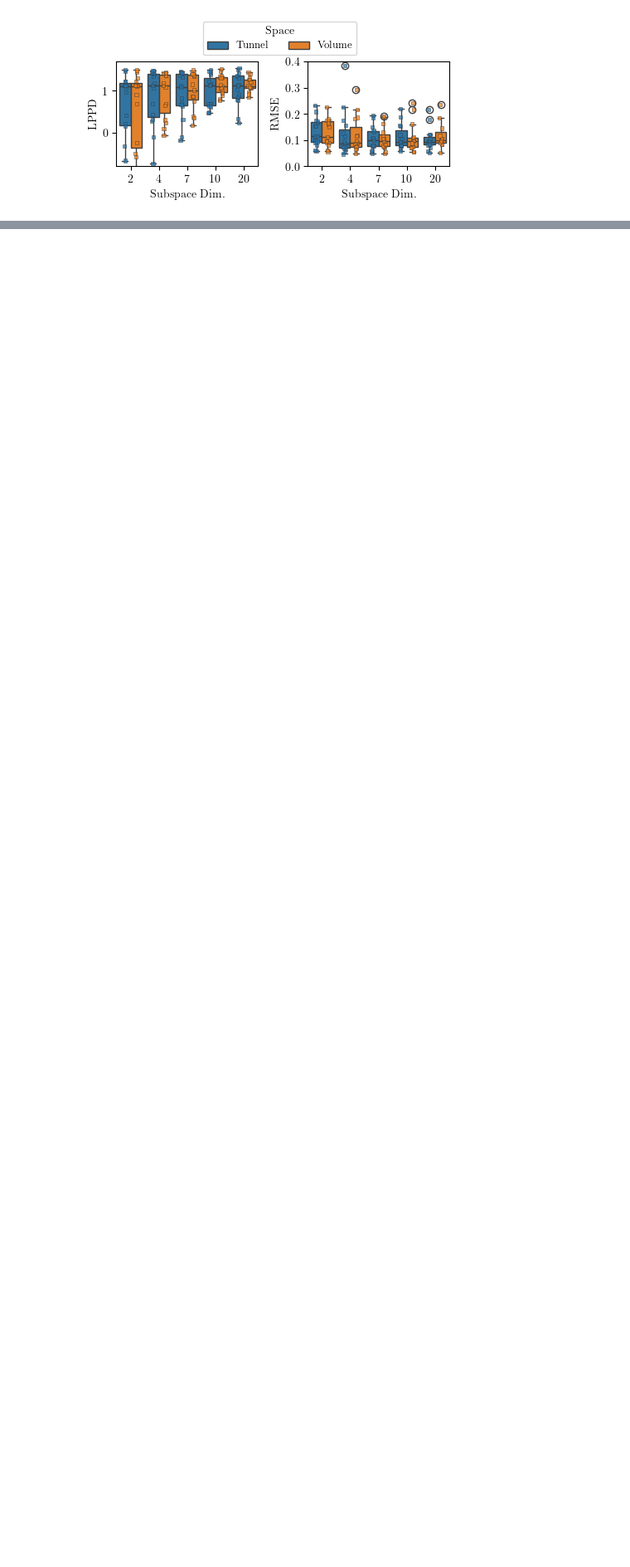
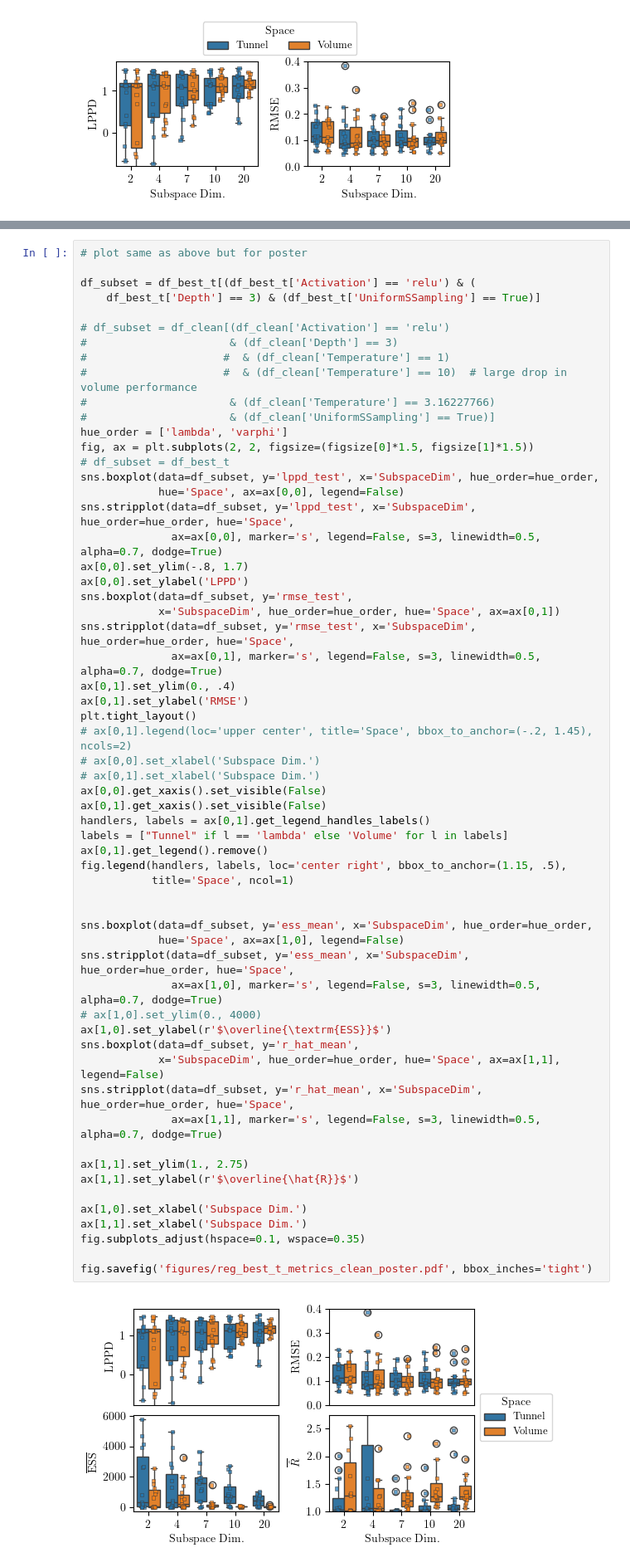
Before and after one commit to doldd/Paths-and-Ambient-Spaces, a Jupyter notebook: space_temperature_sampler_compare.ipynb, the cells around one changed output, grey strips where cells are left out. Shown at 83% size. Drawn from its saved outputs; the diff is of its cells as text; blank space fills up the shorter version.

```diff
--- a/space_temperature_sampler_compare.ipynb
+++ b/space_temperature_sampler_compare.ipynb
@@ -520,3 +520,64 @@ fig.savefig('figures/reg_best_t_metrics_clean.pdf', bbox_inches='tight')
+# %%
+# plot same as above but for poster
+
+df_subset = df_best_t[(df_best_t['Activation'] == 'relu') & (
+    df_best_t['Depth'] == 3) & (df_best_t['UniformSSampling'] == True)]
+
+# df_subset = df_clean[(df_clean['Activation'] == 'relu')
+#                      & (df_clean['Depth'] == 3)
+#                     #  & (df_clean['Temperature'] == 1)
+#                     #  & (df_clean['Temperature'] == 10)  # large drop in volume performance
+#                      & (df_clean['Temperature'] == 3.16227766)
+#                      & (df_clean['UniformSSampling'] == True)]
+hue_order = ['lambda', 'varphi']
+fig, ax = plt.subplots(2, 2, figsize=(figsize[0]*1.5, figsize[1]*1.5))
+# df_subset = df_best_t
+sns.boxplot(data=df_subset, y='lppd_test', x='SubspaceDim', hue_order=hue_order,
+            hue='Space', ax=ax[0,0], legend=False)
+sns.stripplot(data=df_subset, y='lppd_test', x='SubspaceDim', hue_order=hue_order, hue='Space',
+              ax=ax[0,0], marker='s', legend=False, s=3, linewidth=0.5, alpha=0.7, dodge=True)
+ax[0,0].set_ylim(-.8, 1.7)
+ax[0,0].set_ylabel('LPPD')
+sns.boxplot(data=df_subset, y='rmse_test',
+            x='SubspaceDim', hue_order=hue_order, hue='Space', ax=ax[0,1])
+sns.stripplot(data=df_subset, y='rmse_test', x='SubspaceDim', hue_order=hue_order, hue='Space',
+              ax=ax[0,1], marker='s', legend=False, s=3, linewidth=0.5, alpha=0.7, dodge=True)
+ax[0,1].set_ylim(0., .4)
+ax[0,1].set_ylabel('RMSE')
+plt.tight_layout()
+# ax[0,1].legend(loc='upper center', title='Space', bbox_to_anchor=(-.2, 1.45), ncols=2)
+# ax[0,0].set_xlabel('Subspace Dim.')
+# ax[0,1].set_xlabel('Subspace Dim.')
+ax[0,0].get_xaxis().set_visible(False)
+ax[0,1].get_xaxis().set_visible(False)
+handlers, labels = ax[0,1].get_legend_handles_labels()
+labels = ["Tunnel" if l == 'lambda' else 'Volume' for l in labels]
+ax[0,1].get_legend().remove()
+fig.legend(handlers, labels, loc='center right', bbox_to_anchor=(1.15, .5),
+           title='Space', ncol=1)
+
+
+sns.boxplot(data=df_subset, y='ess_mean', x='SubspaceDim', hue_order=hue_order,
+            hue='Space', ax=ax[1,0], legend=False)
+sns.stripplot(data=df_subset, y='ess_mean', x='SubspaceDim', hue_order=hue_order, hue='Space',
+              ax=ax[1,0], marker='s', legend=False, s=3, linewidth=0.5, alpha=0.7, dodge=True)
+# ax[1,0].set_ylim(0., 4000)
+ax[1,0].set_ylabel(r'$\overline{\textrm{ESS}}$')
+sns.boxplot(data=df_subset, y='r_hat_mean',
+            x='SubspaceDim', hue_order=hue_order, hue='Space', ax=ax[1,1], legend=False)
+sns.stripplot(data=df_subset, y='r_hat_mean', x='SubspaceDim', hue_order=hue_order, hue='Space',
+              ax=ax[1,1], marker='s', legend=False, s=3, linewidth=0.5, alpha=0.7, dodge=True)
+
+ax[1,1].set_ylim(1., 2.75)
+ax[1,1].set_ylabel(r'$\overline{\hat{R}}$')
+
+ax[1,0].set_xlabel('Subspace Dim.')
+ax[1,1].set_xlabel('Subspace Dim.')
+fig.subplots_adjust(hspace=0.1, wspace=0.35)
+
+fig.savefig('figures/reg_best_t_metrics_clean_poster.pdf', bbox_inches='tight')
+# %% [output]
+[figure, added]
 # %%
 df_subset = df_best_t[(df_best_t['Activation'] == 'relu') & (
     df_best_t['Depth'] == 3)]
```
Also changed, not shown: parts of 3 cells of this notebook, 3 other files.
